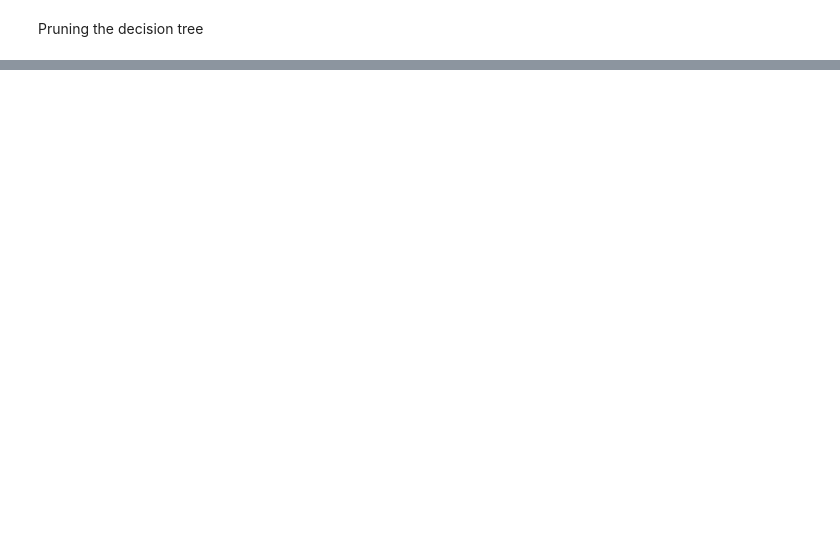
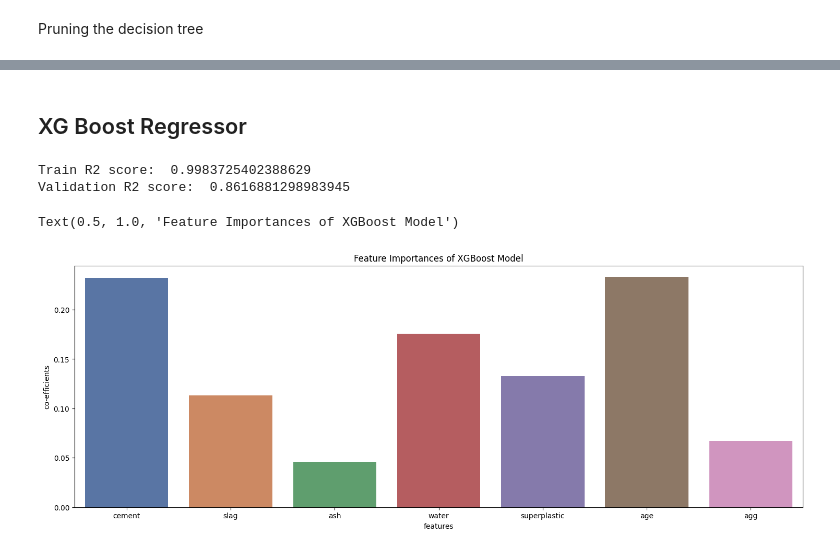
Before and after one commit to ayushipradhan30/AIML-mini-projects, a Jupyter notebook: Featurization,_Model_Selection_&_Tuning.ipynb, the cells around one changed output, grey strips where cells are left out. Drawn from its saved outputs; the diff is of its cells as text; code cells hidden in the pictures; blank space fills up the shorter version.

```diff
--- a/Featurization,_Model_Selection_&_Tuning.ipynb
+++ b/Featurization,_Model_Selection_&_Tuning.ipynb
@@ -448,0 +621,9 @@ dtpr.score(x_train, y_train)
+# %%
+param_grid = {'n_estimators': [100, 200, 250, 500],
+              'max_depth': range(10, 31, 2),
+              'min_samples_split': range(50, 501, 10),
+              'learning_rate': [0.1, 0.2]}
+clf = RandomizedSearchCV(GradientBoostingRegressor(random_state = 1), param_distributions = param_grid, scoring = 'r2', n_iter = 10, cv = 5)
+clf.fit(x_train, y_train)
+print(clf.best_estimator_)
+print('R Squared :', clf.best_score_)
@@ -448,0 +635,13 @@ dtpr.score(x_train, y_train)
+# %%
+gb = GradientBoostingRegressor(learning_rate=0.2, max_depth=26,
+                          min_samples_split=230, n_estimators=500, random_state=1)
+gb.fit(x_train, y_train)
+
+y_pred_tr_gb = gb.predict(x_train)
+y_pred_val_gb = gb.predict(x_val)
+
+gb_tr_score = r2_score(y_train, y_pred_tr_gb)
+gb_val_score = r2_score(y_val, y_pred_val_gb)
+
+print('Train R2 score: ', gb_tr_score)
+print('Validation R2 score: ', gb_val_score)
@@ -448,0 +662,28 @@ dtpr.score(x_train, y_train)
+# %% [markdown]
+## XG Boost Regressor
+# %%
+xgb = XGBRegressor()
+
+xgb.fit(x_train, y_train)
+y_pred_tr_xgb = xgb.predict(x_train)
+y_pred_val_xgb = xgb.predict(x_val)
+
+xgb_tr_score = r2_score(y_train, y_pred_tr_xgb)
+xgb_val_score = r2_score(y_val, y_pred_val_xgb)
+
+print('Train R2 score: ', xgb_tr_score)
+print('Validation R2 score: ', xgb_val_score)
+# %% [output]
+Train R2 score:  0.9983725402388629
+Validation R2 score:  0.8616881298983945
+# %%
+coef = pd.DataFrame(xgb.feature_importances_)
+coef['features'] = x_train.columns
+plt.figure(figsize = (18,6))
+sns.barplot(x = 'features', y = 0, data = coef, palette = 'deep')
+plt.ylabel('co-efficients')
+plt.xlabel('features')
+plt.title('Feature Importances of XGBoost Model')
+# %% [output]
+Text(0.5, 1.0, 'Feature Importances of XGBoost Model')
+[figure, added]
```
Also changed, not shown: parts of 30 cells of this notebook.
